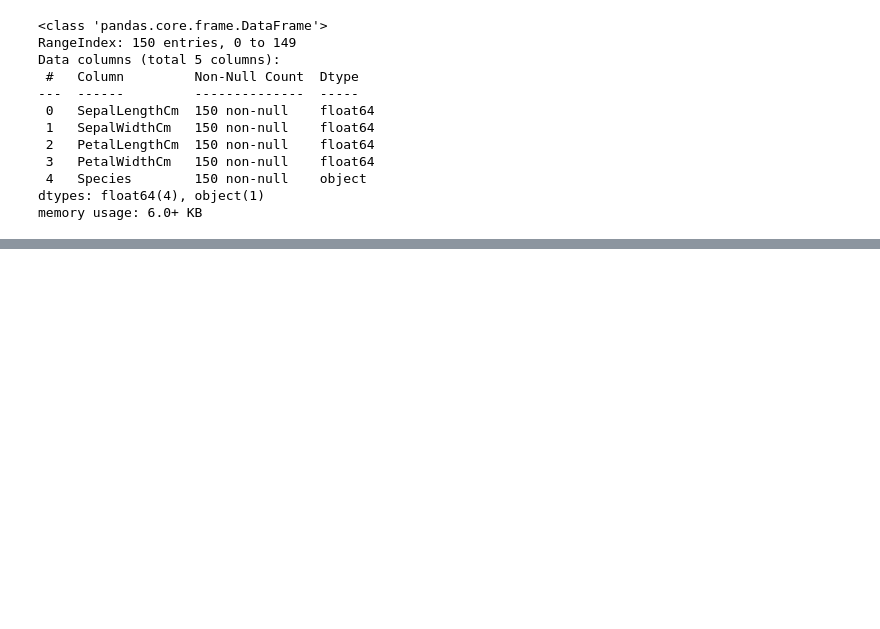
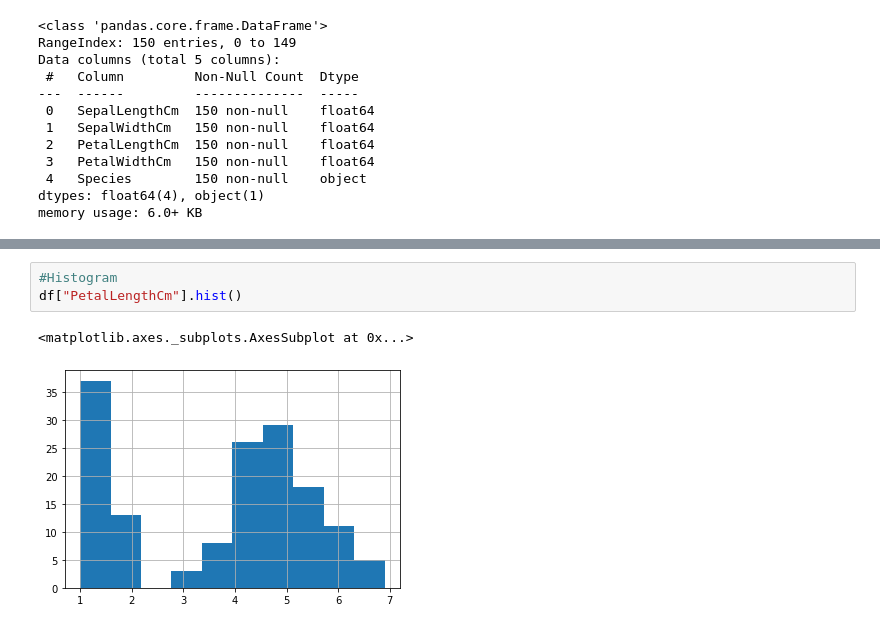
Before and after one commit to MdSakibKhan/Data_Science, a Jupyter notebook: Iris Species/IrisClassify.ipynb, the cells around one changed output, grey strips where cells are left out. Drawn from its saved outputs; the diff is of its cells as text; blank space fills up the shorter version.

```diff
--- a/Iris Species/IrisClassify.ipynb
+++ b/Iris Species/IrisClassify.ipynb
@@ -70,0 +101,6 @@ memory usage: 6.0+ KB
+# %%
+#Histogram
+df["PetalLengthCm"].hist()
+# %% [output]
+<matplotlib.axes._subplots.AxesSubplot at 0x...>
+[figure, added]
```
Also changed, not shown: parts of 6 cells of this notebook.
